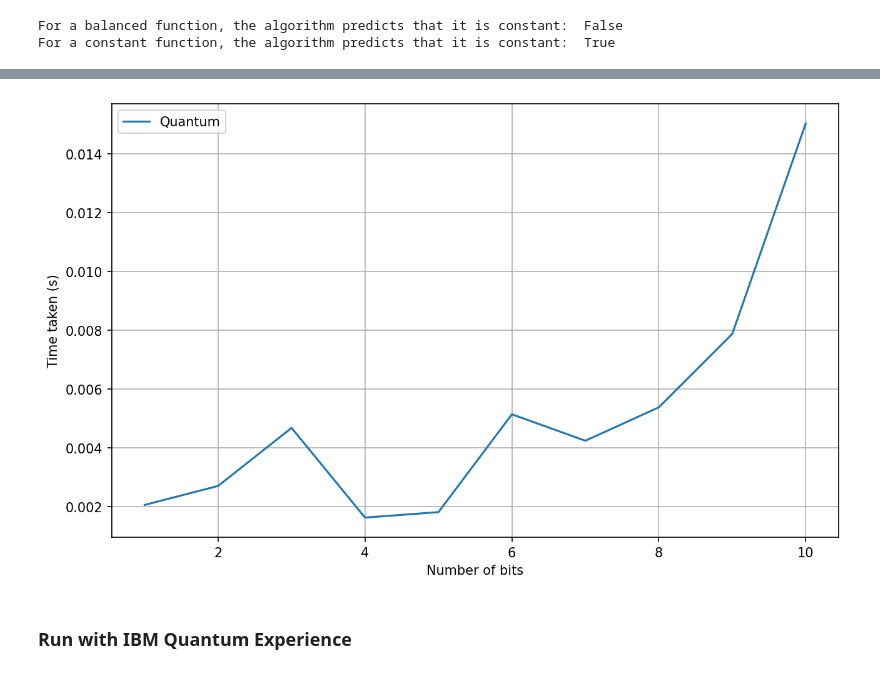
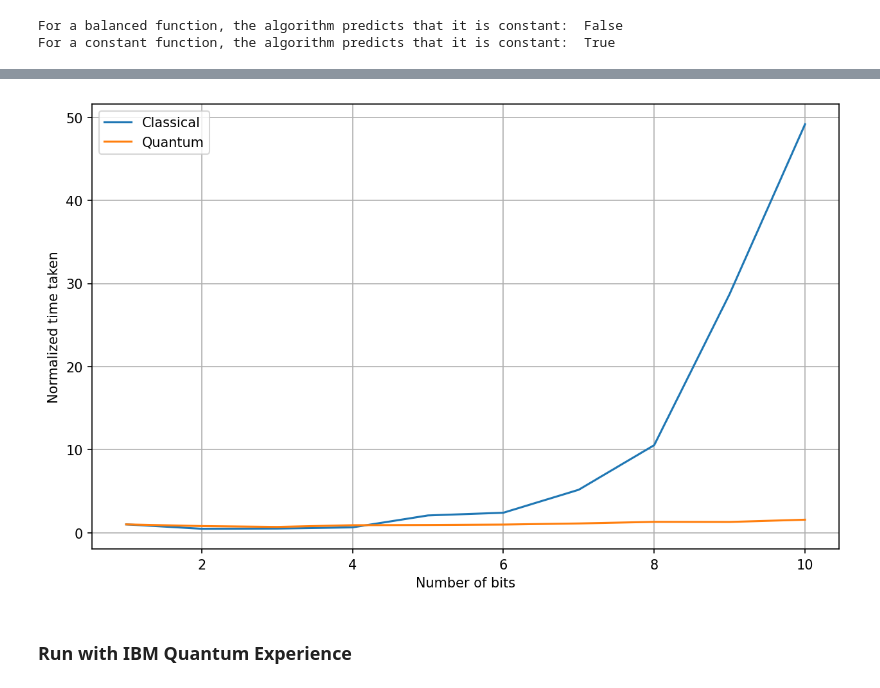
Before and after one commit to Axect/QuantumAlgorithms, a Jupyter notebook: notebook/deutsch_jozsa.ipynb, the cells around one changed output, grey strips where cells are left out. Cells and saved outputs as stored; diff of their text form; code cells hidden in the pictures.

Commit message:
Deutsch Jozsa with real Oracle

```diff
--- a/notebook/deutsch_jozsa.ipynb
+++ b/notebook/deutsch_jozsa.ipynb
@@ -152,5 +204,5 @@ def gen_deutsch_jozsa(n:int):
         return qml.probs(wires=range(n))
     return dev, circuit
 # %%
-dev, circuit = gen_deutsch_jozsa(2)
+dev, circuit = gen_deutsch_jozsa('balanced', 2)
 # %%
@@ -221,13 +278,11 @@ def is_equal(a:float, b:float, rtol:float=1e-5):
 # %%
 n = 3
 
-dev, circuit = gen_deutsch_jozsa(3)
+dev_b, circuit_b = gen_deutsch_jozsa('balanced', n)
+dev_c, circuit_c = gen_deutsch_jozsa('constant', n)
 
-f_b = gen_balanced_function(n)
-f_c = gen_constant_function(n)
-
-dj_b = circuit(f_b)
-dj_c = circuit(f_c)
+dj_b = circuit_b()
+dj_c = circuit_c()
 
 f_b_is_constant = is_equal(dj_b[0], 1.0)
 f_c_is_constant = is_equal(dj_c[0], 1.0)
@@ -241,26 +306,29 @@ For a constant function, the algorithm predicts that it is constant:  True
 def query_complexity_quantum_constant(n):
     times = []
     for i in range(1, n+1):
-        dev, circuit = gen_deutsch_jozsa(i)
-        f = gen_constant_function(i)
+        dev, circuit = gen_deutsch_jozsa('constant', i)
         start = timeit.default_timer()
-        dj = circuit(f)
+        dj = circuit()
         is_equal(dj[0], 1.0)
         stop = timeit.default_timer()
         times.append(stop - start)
     return times
 # %%
 quantum_times = query_complexity_quantum_constant(10)
+# %%
+classical_times = np.array(classical_times)
+quantum_times = np.array(quantum_times)
 # %%
 plt.figure(figsize=(10, 6), dpi=150)
-plt.plot(range(1, 11), quantum_times, label='Quantum')
+plt.plot(range(1, 11), classical_times / classical_times[0], label='Classical')
+plt.plot(range(1, 11), quantum_times / quantum_times[0], label='Quantum')
 plt.xlabel('Number of bits')
-plt.ylabel('Time taken (s)')
+plt.ylabel('Normalized time taken')
 plt.legend()
 plt.grid()
 plt.show()
 # %% [output]
-[figure, old version]
+[figure, new version]
 # %% [markdown]
 ### Run with IBM Quantum Experience
 # %%
```
Also changed, not shown: parts of 24 cells of this notebook.
